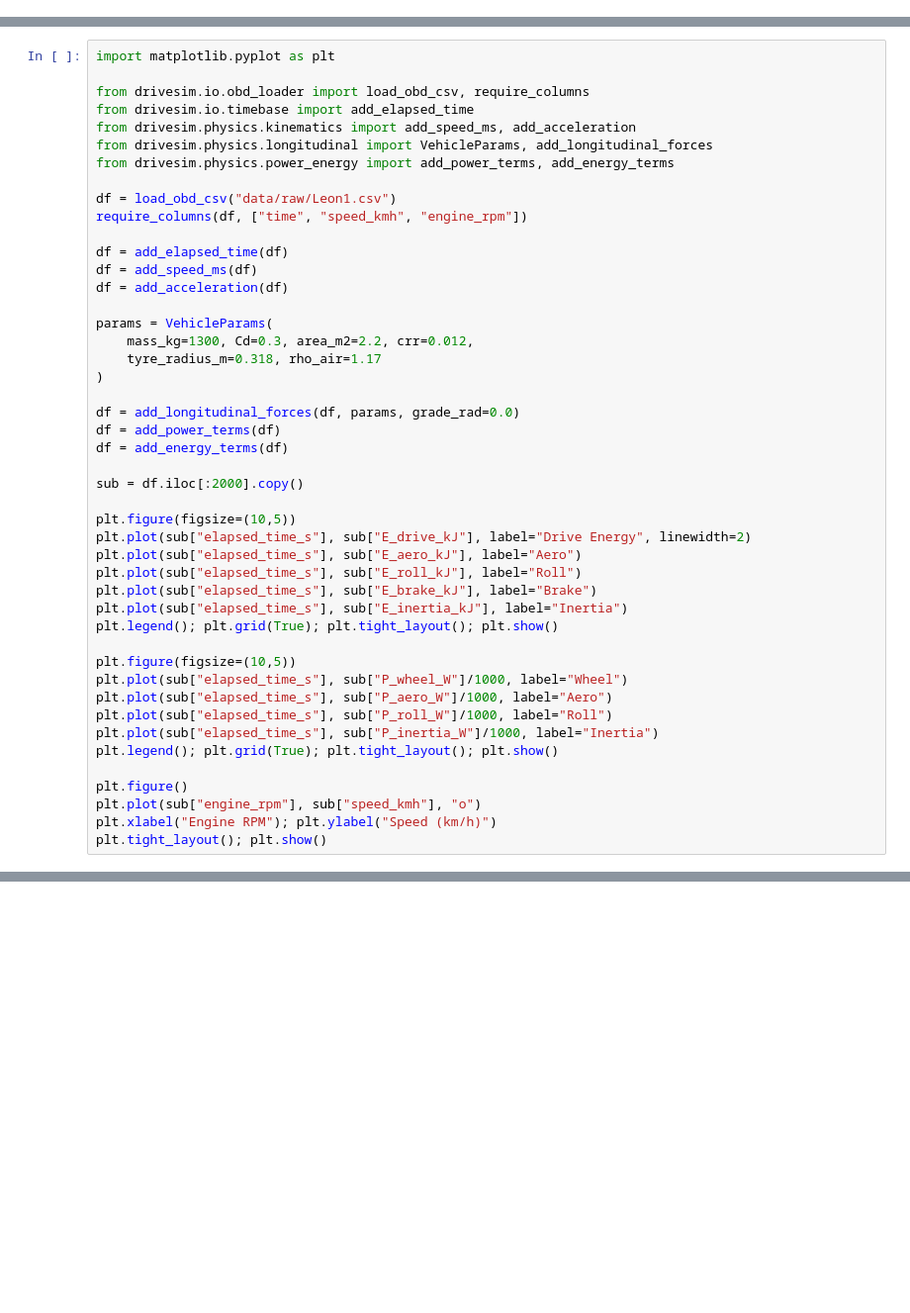
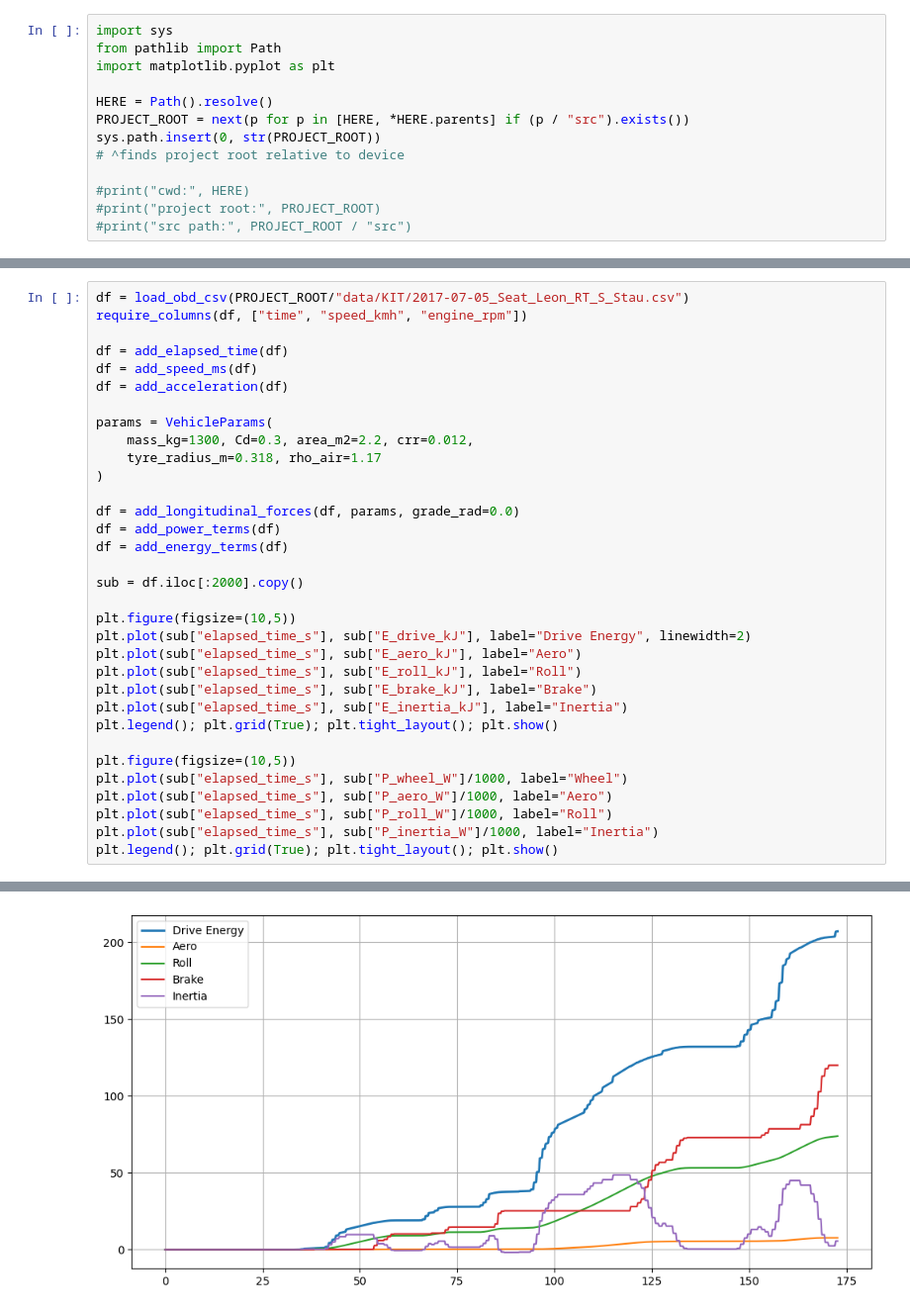
Before and after one commit to HarryHuckstep/DriveSim-AI-Lboro-Group, a Jupyter notebook: tests_notebooks/kinematics_src_file_usage_debug.ipynb, the cells around one changed output, grey strips where cells are left out. Shown at 99% size. Cells and saved outputs as stored; diff of their text form; blank space fills up the shorter version.

Commit message:
Fixed _init_
Changed _init_ to __init__ to allow importing

```diff
--- a/tests_notebooks/kinematics_src_file_usage_debug.ipynb
+++ b/tests_notebooks/kinematics_src_file_usage_debug.ipynb
@@ -0,0 +1,13 @@
+# %%
+import sys
+from pathlib import Path
+import matplotlib.pyplot as plt
+
+HERE = Path().resolve()
+PROJECT_ROOT = next(p for p in [HERE, *HERE.parents] if (p / "src").exists())
+sys.path.insert(0, str(PROJECT_ROOT))
+# ^finds project root relative to device
+
+#print("cwd:", HERE)
+#print("project root:", PROJECT_ROOT)
+#print("src path:", PROJECT_ROOT / "src")
@@ -1,13 +23,5 @@
 # %%
-import matplotlib.pyplot as plt
-
-from drivesim.io.obd_loader import load_obd_csv, require_columns
-from drivesim.io.timebase import add_elapsed_time
-from drivesim.physics.kinematics import add_speed_ms, add_acceleration
-from drivesim.physics.longitudinal import VehicleParams, add_longitudinal_forces
-from drivesim.physics.power_energy import add_power_terms, add_energy_terms
-
-df = load_obd_csv("data/raw/Leon1.csv")
+df = load_obd_csv(PROJECT_ROOT/"data/KIT/2017-07-05_Seat_Leon_RT_S_Stau.csv")
 require_columns(df, ["time", "speed_kmh", "engine_rpm"])
 
 df = add_elapsed_time(df)
@@ -39,9 +53,4 @@ plt.plot(sub["elapsed_time_s"], sub["P_aero_W"]/1000, label="Aero")
 plt.plot(sub["elapsed_time_s"], sub["P_roll_W"]/1000, label="Roll")
 plt.plot(sub["elapsed_time_s"], sub["P_inertia_W"]/1000, label="Inertia")
 plt.legend(); plt.grid(True); plt.tight_layout(); plt.show()
-
-plt.figure()
-plt.plot(sub["engine_rpm"], sub["speed_kmh"], "o")
-plt.xlabel("Engine RPM"); plt.ylabel("Speed (km/h)")
-plt.tight_layout(); plt.show()
 # %% [output]
@@ -48,0 +57 @@ ModuleNotFoundError: No module named 'drivesim'
+[figure, added]
```
Also changed, not shown: parts of 3 cells of this notebook, 5 other files.
